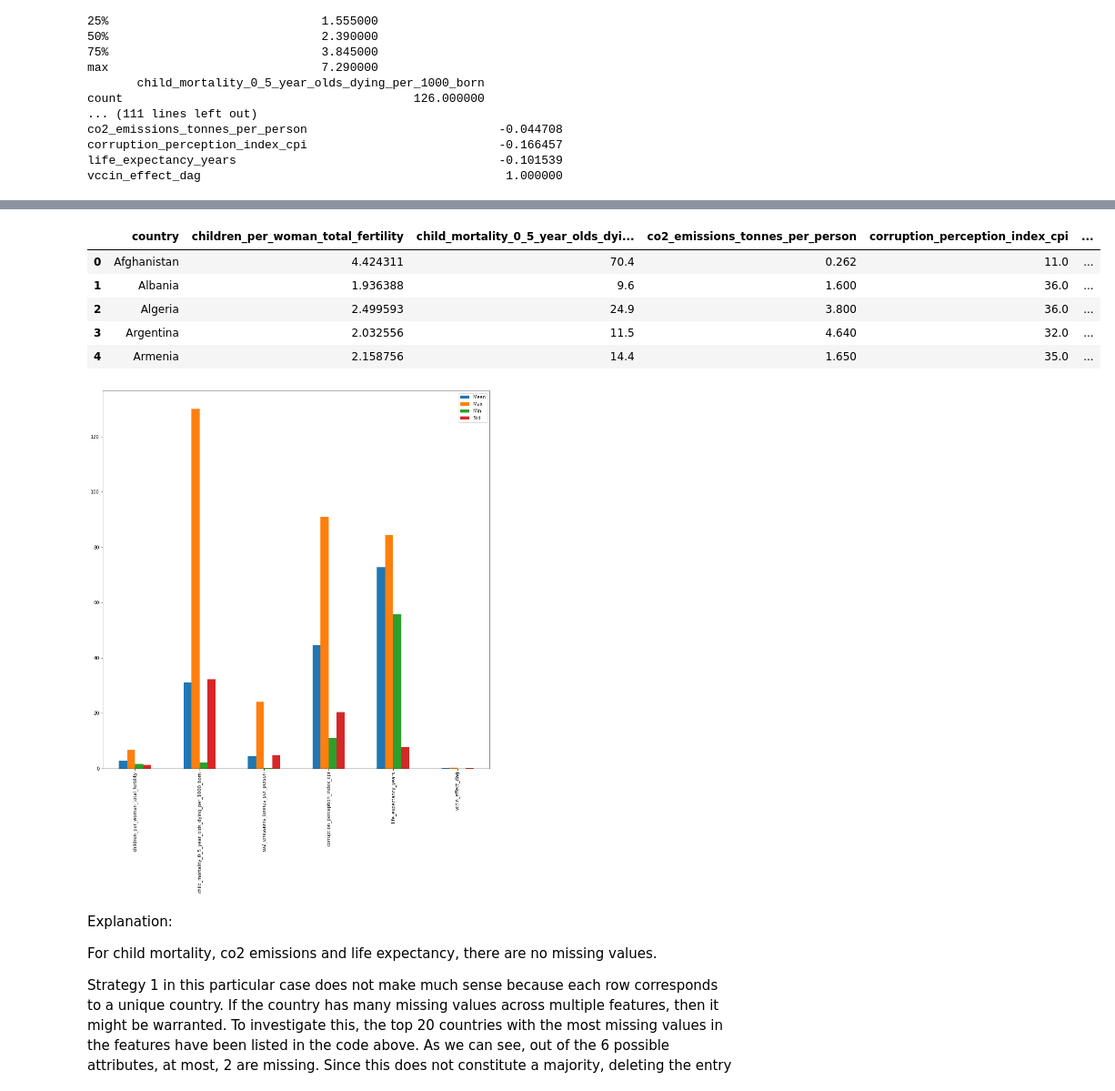
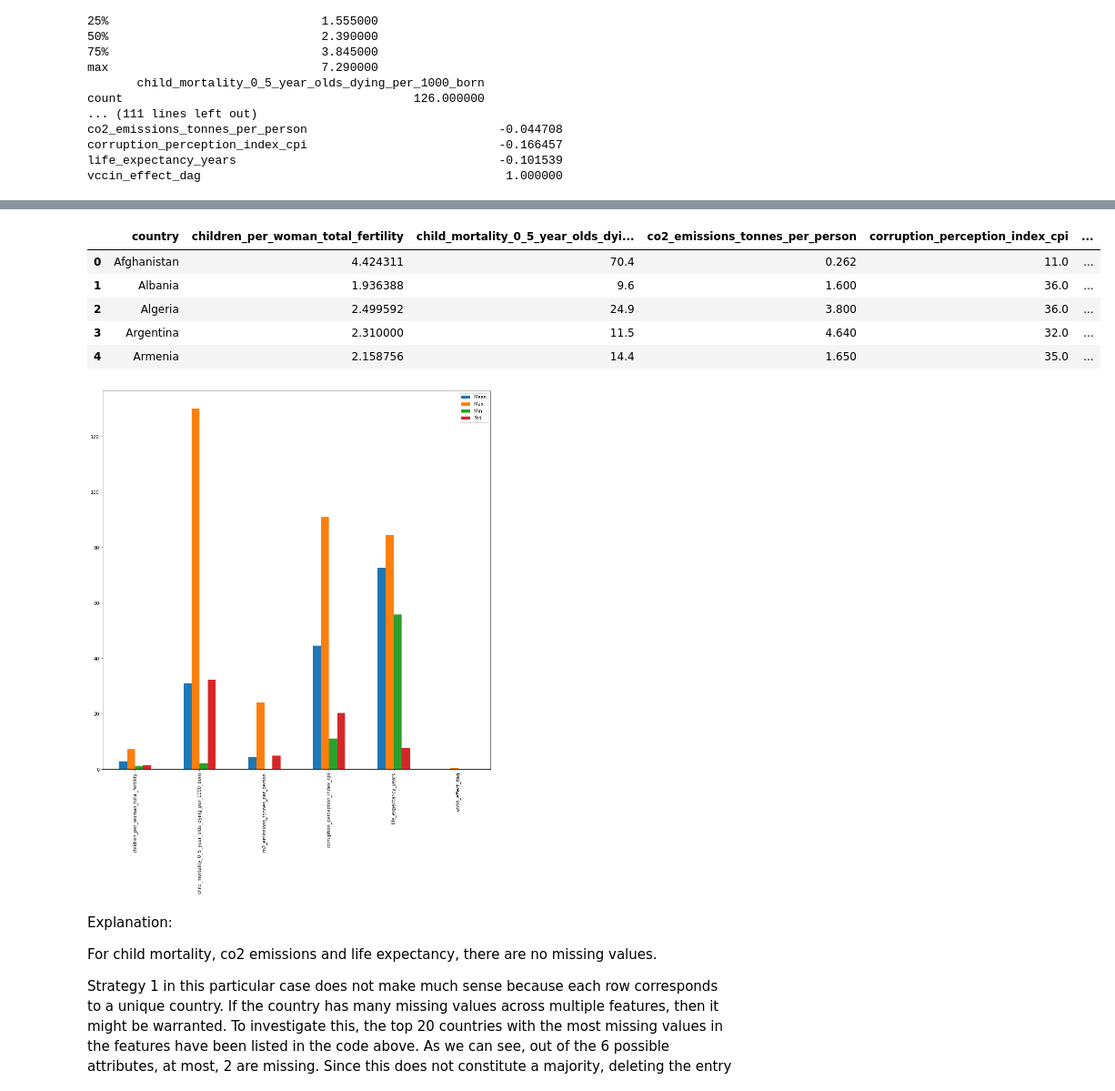
Before and after one commit to JohnGim/ids, a Jupyter notebook: a2/IDS_Assignment_2.ipynb, the cells around one changed output, grey strips where cells are left out. Shown at 91% size. Drawn from its saved outputs; the diff is of its cells as text; code cells hidden in the pictures.

```diff
--- a/a2/IDS_Assignment_2.ipynb
+++ b/a2/IDS_Assignment_2.ipynb
@@ -263,15 +263,18 @@ life_expectancy_years                                     -0.101539
 vccin_effect_dag                                           1.000000
 # %%
 # Regression for fertility
-data1_regression = data1[["children_per_woman_total_fertility", "child_mortality_0_5_year_olds_dying_per_1000_born", "life_expectancy_years"]]
-data1_regression = data1_regression.dropna(axis=0,how='any')
-target_feature = data1_regression["children_per_woman_total_fertility"].values
-descriptive_features = data1_regression[["child_mortality_0_5_year_olds_dying_per_1000_born", "life_expectancy_years"]].values
-#descriptive_features = data1_regression[["child_mortality_0_5_year_olds_dying_per_1000_born"]]
+from sklearn.linear_model import LinearRegression
+
+data1_Train = data1[["children_per_woman_total_fertility", "child_mortality_0_5_year_olds_dying_per_1000_born", "life_expectancy_years"]]
+data1_Train = data1_Train.dropna(axis=0,how='any')
+target_feature = np.array(data1_Train["children_per_woman_total_fertility"],dtype=np.float32)
+descriptive_features = np.array(data1_Train[["child_mortality_0_5_year_olds_dying_per_1000_born", "life_expectancy_years"]],dtype=np.float32)
+#descriptive_features = data1_Train[["child_mortality_0_5_year_olds_dying_per_1000_born"]]
 
 classifier = LinearRegression()
 reg = classifier.fit(descriptive_features, target_feature)
-
-target_pred = reg.predict(data1[["child_mortality_0_5_year_olds_dying_per_1000_born", "life_expectancy_years"]])
+nan_rows = data1['children_per_woman_total_fertility'].isna()
+target_pred = classifier.predict(data1.loc[nan_rows,["child_mortality_0_5_year_olds_dying_per_1000_born", "life_expectancy_years"]])
+data1.loc[nan_rows,'children_per_woman_total_fertility'] = target_pred
 reg.score(descriptive_features, target_feature)
 # %% [output]
@@ -279,18 +282,17 @@ reg.score(descriptive_features, target_feature)
 # %%
 data1_cleared = data1
-data1_cleared['children_per_woman_total_fertility'] = target_pred
 data1_cleared.head()
 # %% [output]
 |  | country | children_per_woman_total_fertility | child_mortality_0_5_year_olds_dyi... | co2_emissions_tonnes_per_person | corruption_perception_index_cpi | ... |
 | 0 | Afghanistan | 4.424311 | 70.4 | 0.262 | 11.0 | ... |
 | 1 | Albania | 1.936388 | 9.6 | 1.600 | 36.0 | ... |
-| 2 | Algeria | 2.499593 | 24.9 | 3.800 | 36.0 | ... |
-| 3 | Argentina | 2.032556 | 11.5 | 4.640 | 32.0 | ... |
+| 2 | Algeria | 2.499592 | 24.9 | 3.800 | 36.0 | ... |
+| 3 | Argentina | 2.310000 | 11.5 | 4.640 | 32.0 | ... |
 | 4 | Armenia | 2.158756 | 14.4 | 1.650 | 35.0 | ... |
 # %%
 Plot_Features(data1_cleared)
 # %% [output]
-[figure, old version]
+[figure, new version]
 # %% [markdown]
 Explanation:
 
```
Also changed, not shown: parts of 7 cells of this notebook.
